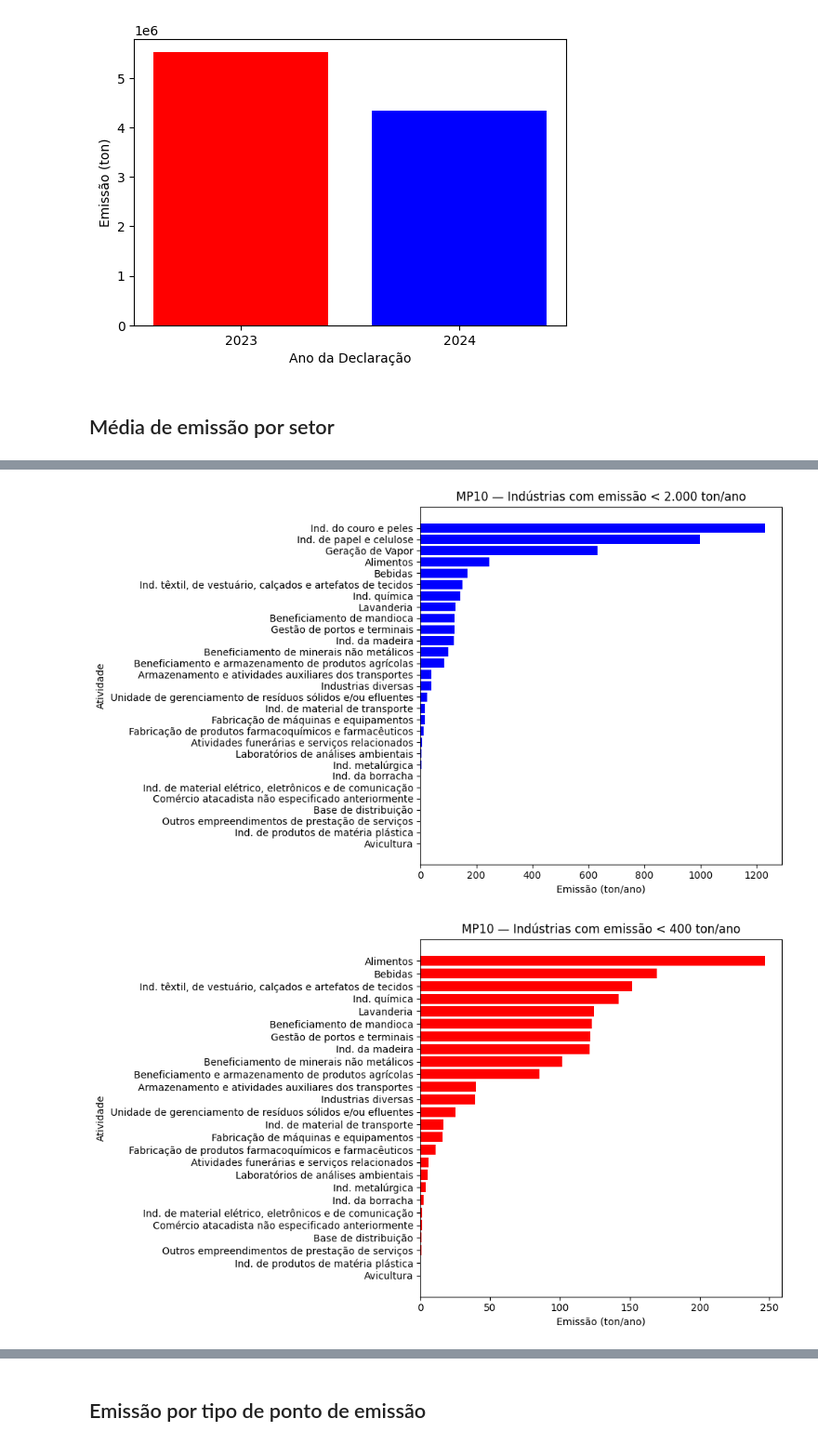
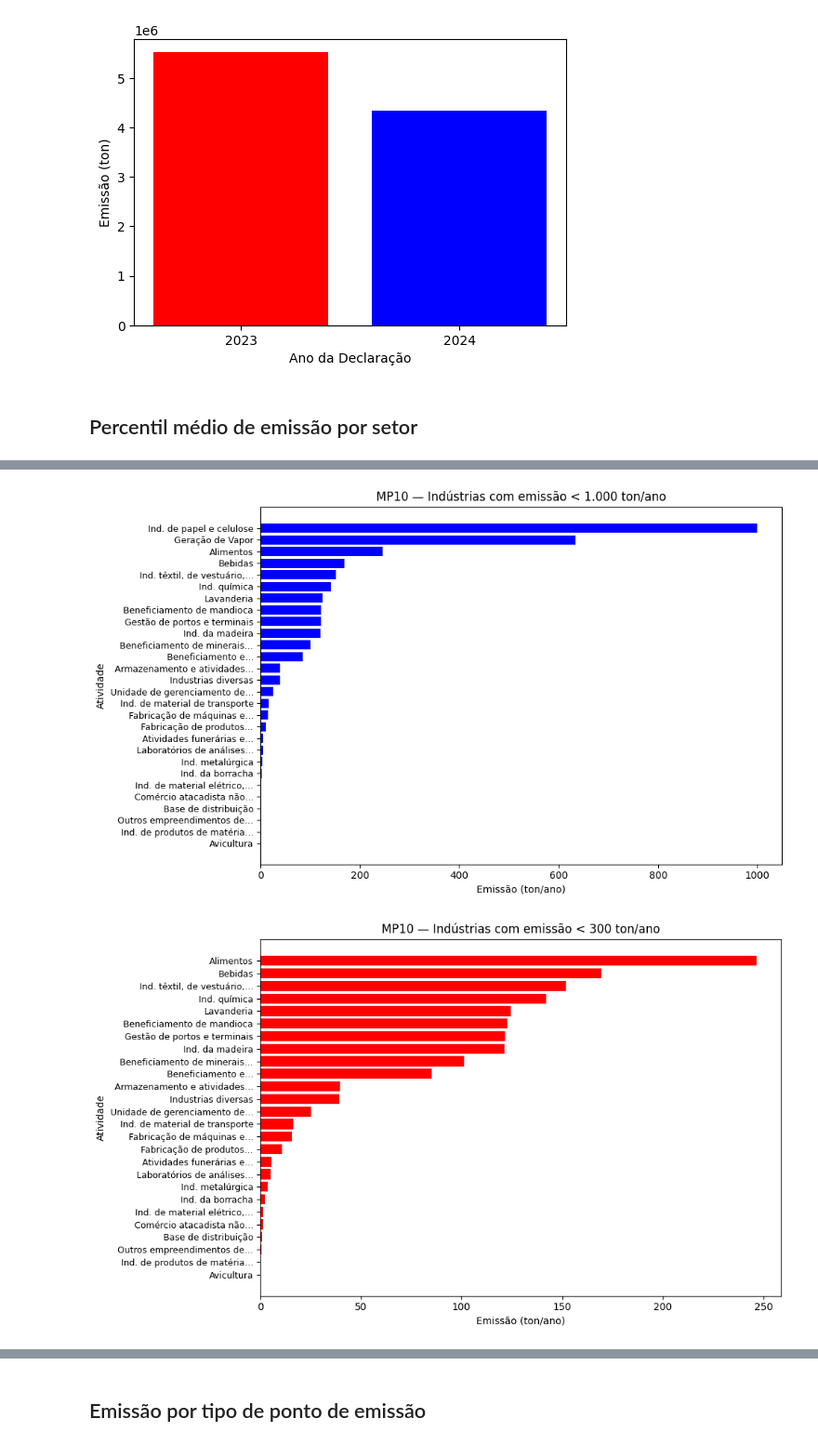
Before and after one commit to diasclarissa/python_env_app, a Jupyter notebook: Notebook/Trabalho01.ipynb, the cells around one changed output, grey strips where cells are left out. Shown at 93% size. Cells and saved outputs as stored; diff of their text form; code cells hidden in the pictures.

```diff
--- a/Notebook/Trabalho01.ipynb
+++ b/Notebook/Trabalho01.ipynb
@@ -32,15 +32,15 @@ dfs = []
 for file in files:
     print(file)
     # Abre o arquivo
-    df = pd.read_csv(r"C:\Users\satiu\Documents\GitHub\python_env_app\dados\trabalho1" + "/" + file)
+    df_0 = pd.read_csv(r"C:\Users\satiu\Documents\GitHub\python_env_app\dados\trabalho1" + "/" + file)
     # Agora adiciono o DataFrame df na lista dfs que eu criei
-    dfs.append(df)
+    dfs.append(df_0)
 
 # Concatena todos os DataFrames (crio uma outra tabela com todas as informações das 2 tabelas)
 df_all = pd.concat(dfs, ignore_index=True)
 
 # Para ter noção do formato da tabela
-df_all.head()
+df_all.dtypes
 # %% [output]
 Relatorio_Inventario_Completo_MPT_2023.csv
 Relatorio_Inventario_Completo_MPT_2024.csv
@@ -168,7 +199,7 @@ fig.savefig(r"C:\Users\satiu\Documents\GitHub\python_env_app\output\MP10\compara
 # %% [output]
 [figure]
 # %% [markdown]
-## Média de emissão por setor
+## Percentil médio de emissão por setor
 # %%
 # MÉDIA DE EMISSÃO POR ATIVIDADE (GERAL, 2023–2024 juntos)
 
@@ -178,39 +209,55 @@ df_tmp = df_tmp.dropna(subset=['Atividade'])
 
 # Agrupa os setores, usa "as_index' para resultado voltar como DataFrame, fazemos a emissão média de cada atividade,
 # Troquei o nome da coluna para facilitar entendimento, ".sort_values" ordena do maior para o menor.
-media_por_atividade = (df_tmp.groupby('Atividade', as_index=False)['Taxa ton/ano'].median().rename(columns={'Taxa ton/ano': 'Emissão (ton/ano)'}).sort_values('Emissão (ton/ano)', ascending=False))
+media_por_atividade = (df_tmp.groupby('Atividade', as_index=False)['Taxa ton/ano'].median().rename\
+(columns={'Taxa ton/ano': 'Emissão (ton/ano)'}).sort_values('Emissão (ton/ano)', ascending=False))
 
+# Encurtar o nome dos setores
+from textwrap import shorten
+labels = media_por_atividade['Atividade'].astype(str).apply(lambda s: shorten(s, width=28, placeholder='…'))
 
 # Gráfico com todas as atividades
 fig, ax = plt.subplots(figsize=(10,6))
-# [::-1] uso para arrumar o gráfico depois que troquei bar para barh (quando troca a ordem de atividades fica errada)
-ax.barh(media_por_atividade['Atividade'][::-1], media_por_atividade['Emissão (ton/ano)'][::-1], color='g')
+ax.barh(labels.iloc[::-1], media_por_atividade['Emissão (ton/ano)'][::-1], color='g')
 ax.set_xlabel('Emissão (ton/ano)')
 ax.set_ylabel('Atividade')
 ax.set_title('MP10 — Emissão por Atividade (2023–2024)')
+ax.tick_params(axis='y', labelsize=9)
+fig.subplots_adjust(left=0.32)
 fig.tight_layout()
 
 fig.savefig(r"C:\Users\satiu\Documents\GitHub\python_env_app\output\MP10\Emissao_por_setor.png")
 
 # Gráfico com apenas atividades "médias"
-filtro = media_por_atividade[media_por_atividade['Emissão (ton/ano)'] < 2000]
+filtro = media_por_atividade[media_por_atividade['Emissão (ton/ano)'] < 1000].copy()
+# Encurta os nomes das atividades
+labels = filtro['Atividade'].astype(str).apply(lambda s: shorten(s, width=30, placeholder='…'))
+
 fig, ax = plt.subplots(figsize=(10, 6))
-ax.barh(filtro['Atividade'][::-1], filtro['Emissão (ton/ano)'][::-1], color='b')
+ax.barh(labels[::-1], filtro['Emissão (ton/ano)'][::-1], color='b')
 ax.set_xlabel('Emissão (ton/ano)')
 ax.set_ylabel('Atividade')
-ax.set_title('MP10 — Indústrias com emissão < 2.000 ton/ano')
+ax.set_title('MP10 — Indústrias com emissão < 1.000 ton/ano')
+ax.tick_params(axis='y', labelsize=9)
+fig.subplots_adjust(left=0.33)
 fig.tight_layout()
 
 fig.savefig(r"C:\Users\satiu\Documents\GitHub\python_env_app\output\MP10\Emissao_por_setor_mediano.png")
 
+
 # Gráfico com apenas atividades pequenas
-filtro = media_por_atividade[media_por_atividade['Emissão (ton/ano)'] < 400]
+filtro = media_por_atividade[media_por_atividade['Emissão (ton/ano)'] < 300].copy()
+labels = filtro['Atividade'].astype(str).apply(lambda s: shorten(s, width=30, placeholder='…'))
+
 fig, ax = plt.subplots(figsize=(10, 6))
-ax.barh(filtro['Atividade'][::-1], filtro['Emissão (ton/ano)'][::-1], color='r')
+ax.barh(labels[::-1], filtro['Emissão (ton/ano)'][::-1], color='r')
 ax.set_xlabel('Emissão (ton/ano)')
 ax.set_ylabel('Atividade')
-ax.set_title('MP10 — Indústrias com emissão < 400 ton/ano')
+ax.set_title('MP10 — Indústrias com emissão < 300 ton/ano')
+ax.tick_params(axis='y', labelsize=9)
+fig.subplots_adjust(left=0.33)
 fig.tight_layout()
 
+
 fig.savefig(r"C:\Users\satiu\Documents\GitHub\python_env_app\output\MP10\Emissao_por_setor_pequeno.png")
 # %% [output]
@@ -218,2 +265,2 @@ fig.savefig(r"C:\Users\satiu\Documents\GitHub\python_env_app\output\MP10\Emissao
-[figure, old version]
+[figure, new version]
-[figure, old version]
+[figure, new version]
```
Also changed, not shown: parts of 14 cells of this notebook.
